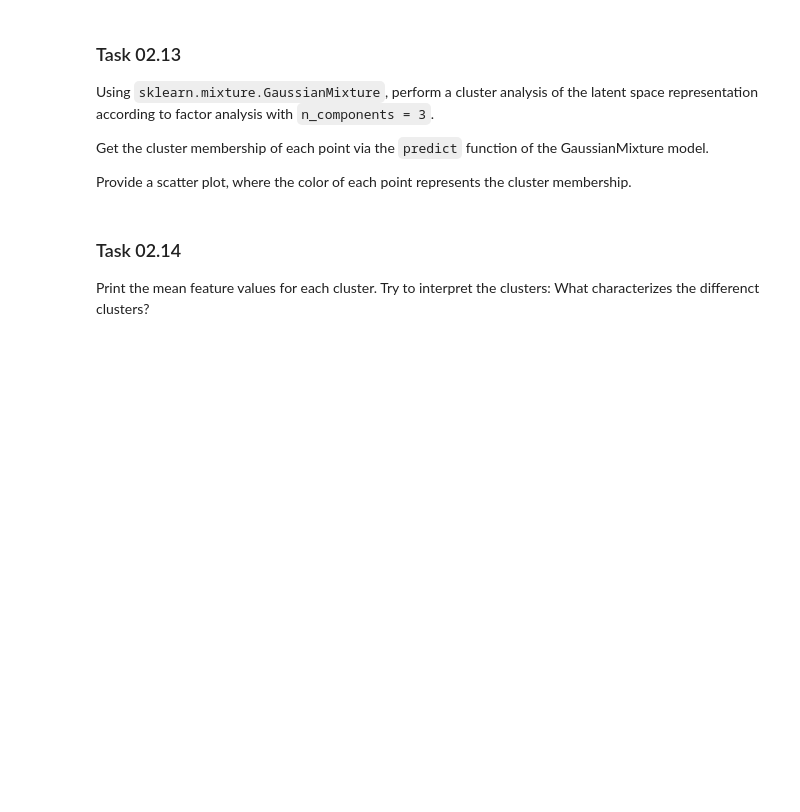
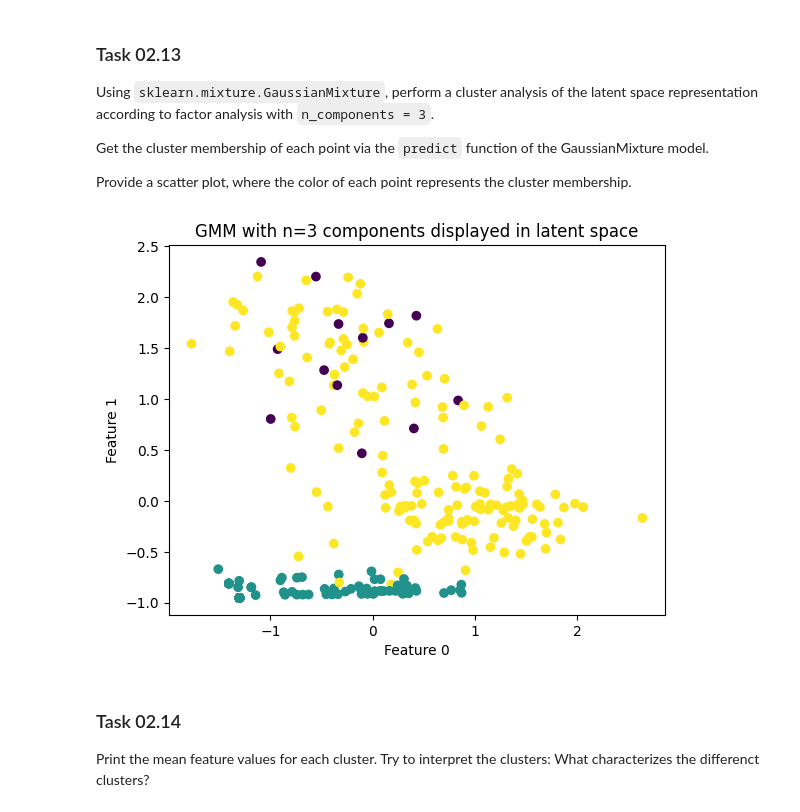
Before and after one commit to ChonsShadow/datamining_24-25, a Jupyter notebook: sheet02/sheet02.ipynb, the cells around one changed output. Cells and saved outputs as stored; diff of their text form; code cells hidden in the pictures; blank space fills up the shorter version.

```diff
--- a/sheet02/sheet02.ipynb
+++ b/sheet02/sheet02.ipynb
@@ -402,6 +461,10 @@ Using `sklearn.mixture.GaussianMixture`, perform a cluster analysis of the laten
 Get the cluster membership of each point via the `predict` function of the GaussianMixture model.
 
 Provide a scatter plot, where the color of each point represents the cluster membership.
+# %%
+prediction = plot_gmm(X_normalized,3)
+# %% [output]
+[figure, added]
 # %% [markdown]
 ### Task 02.14
 
```
Also changed, not shown: parts of 4 cells of this notebook.
